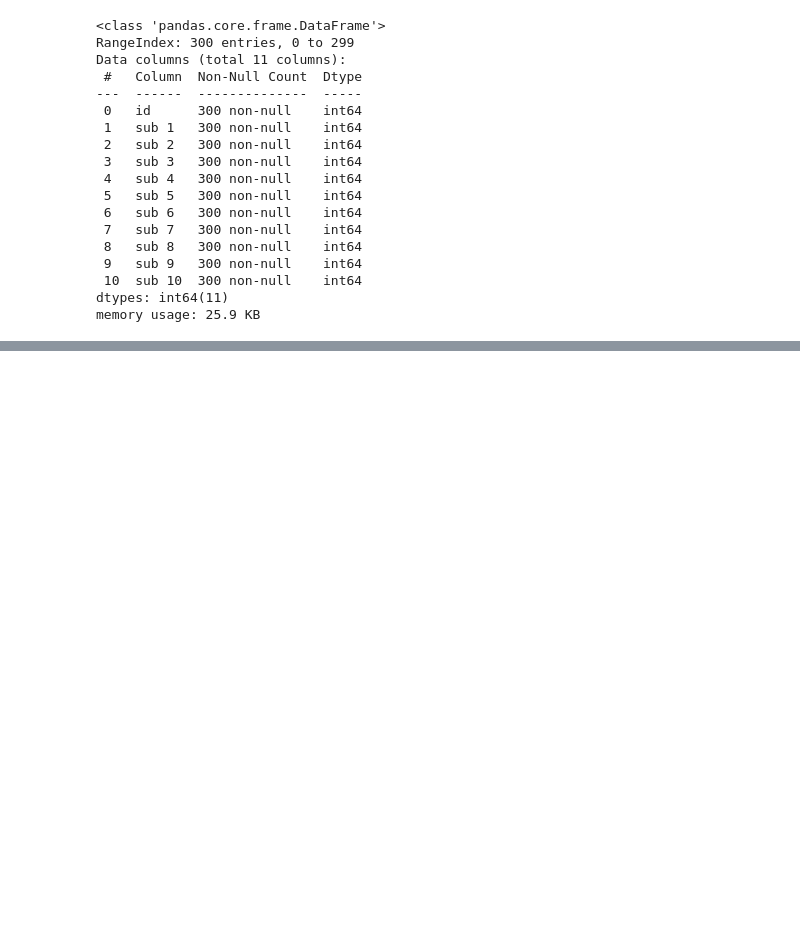
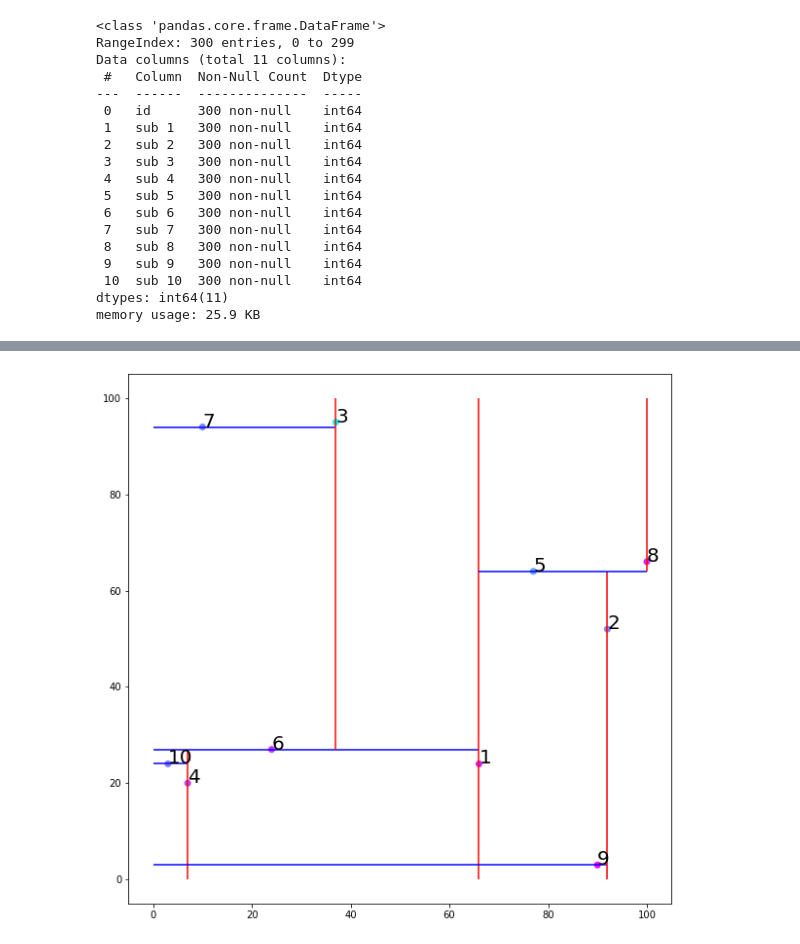
Before and after one commit to andika-eka/Kd-tree-query, a Jupyter notebook: KdTreeRawImplentation.ipynb, the cells around one changed output, grey strips where cells are left out. Drawn from its saved outputs; the diff is of its cells as text; code cells hidden in the pictures; blank space fills up the shorter version.

```diff
--- a/KdTreeRawImplentation.ipynb
+++ b/KdTreeRawImplentation.ipynb
@@ -37,0 +124,3 @@ plt.show()
+# %%
+smallTree  = generateKDTree(small2D.to_numpy()[:, :3])
+printTree(smallTree)
@@ -37,0 +159,33 @@ plt.show()
+# %%
+def plotKDTree(node, axes,  level=0 , prevPoint = np.empty(0) , mode = 'root'):
+    if node != None :
+        plotKDTree(node.leftNode,  axes,  level = level + 1, prevPoint = node.point, mode = 'left' )
+
+        if prevPoint.any(): # not root
+            if (level % 2 == 0):  # x axis
+                if node.point[2] > prevPoint[2]:
+                    axes.vlines(node.point[1], prevPoint[2], 100, color = "red" )
+                else:
+                    axes.vlines(node.point[1], 0,prevPoint[2], color = "red" )
+
+            elif (level % 2== 1): # y axis
+                if node.point[1] > prevPoint[1]:
+                    axes.hlines(node.point[2], prevPoint[1], 100, color = "blue" )
+                else:
+                    axes.hlines(node.point[2], 0,prevPoint[1], color = "blue" )
+        else:
+            axes.vlines(node.point[1], 0,100, color = "red" )
+
+
+        plotKDTree(node.rightNode, axes,  level = level + 1, prevPoint = node.point, mode = 'right')
+# %%
+fig2 = plt.figure(figsize=(10,10))
+ax2 = fig2.add_subplot()
+ax2.scatter(small2D['sub 1'], small2D['sub 2'], c=small2D['sub 3'], cmap= "cool")
+plotKDTree(smallTree, ax2)
+for index, row in small2D.iterrows():
+     ax2.annotate(row["id"], (row['sub 1'], row['sub 2']), fontsize=20)
+plt.show()
+# print(x)
+# %% [output]
+[figure, added]
```
Also changed, not shown: parts of 10 cells of this notebook.
